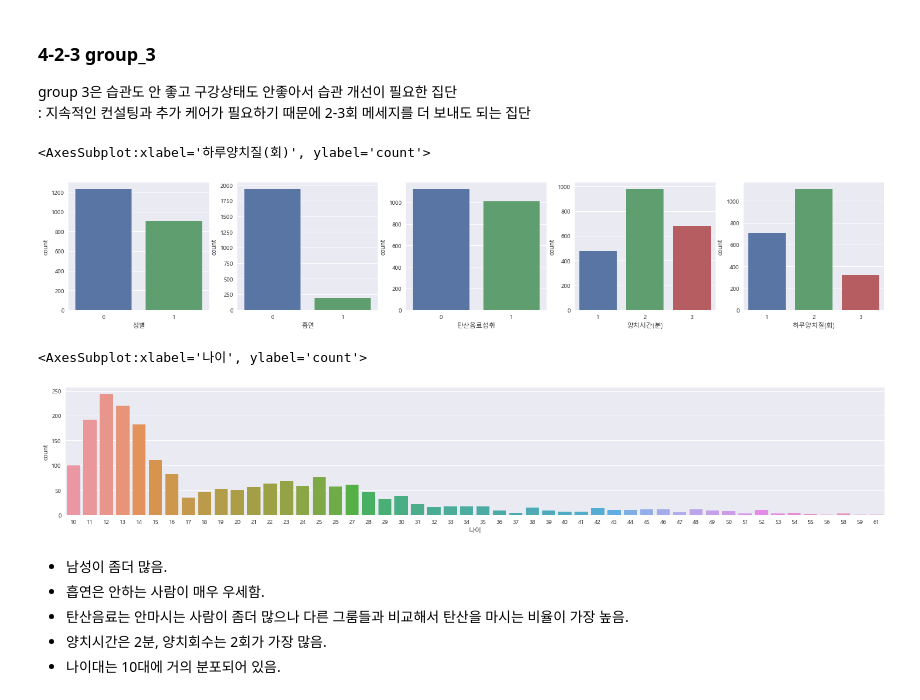
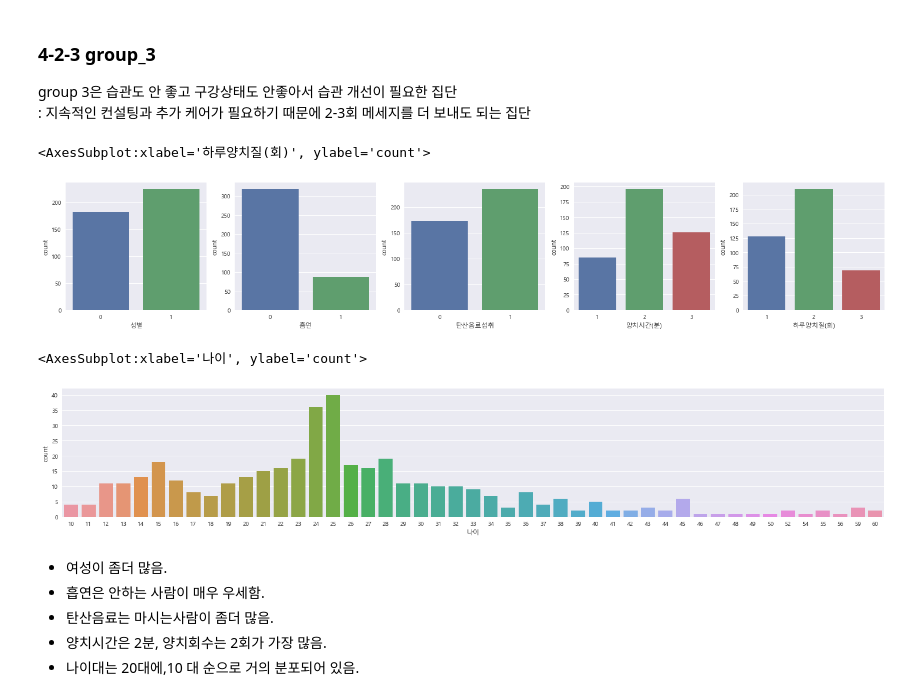
Before and after one commit to K-Final-Project/MZ-trend, a Jupyter notebook: KMEANS2.ipynb, the cells around one changed output. Cells and saved outputs as stored; diff of their text form; code cells hidden in the pictures.

```diff
--- a/KMEANS2.ipynb
+++ b/KMEANS2.ipynb
@@ -421,23 +421,23 @@ group 3은 습관도 안 좋고 구강상태도 안좋아서 습관 개선이
 d3 = df2[df2['group']==3]
 # %%
 fig, ax = plt.subplots(ncols=5, figsize=(25,4))
-sns.countplot(d1['성별'], ax=ax[0])
-sns.countplot(d1['흡연'], ax=ax[1])
-sns.countplot(d1['탄산음료섭취'], ax=ax[2])
-sns.countplot(d1['양치시간(분)'], ax=ax[3])
-sns.countplot(d1['하루양치질(회)'], ax=ax[4])
+sns.countplot(d3['성별'], ax=ax[0])
+sns.countplot(d3['흡연'], ax=ax[1])
+sns.countplot(d3['탄산음료섭취'], ax=ax[2])
+sns.countplot(d3['양치시간(분)'], ax=ax[3])
+sns.countplot(d3['하루양치질(회)'], ax=ax[4])
 # %% [output]
 <AxesSubplot:xlabel='하루양치질(회)', ylabel='count'>
-[figure, old version]
+[figure, new version]
 # %%
 fig, ax = plt.subplots(figsize=(25,4))
-sns.countplot(d1['나이'])
+sns.countplot(d3['나이'])
 # %% [output]
 <AxesSubplot:xlabel='나이', ylabel='count'>
-[figure, old version]
+[figure, new version]
 # %% [markdown]
-* 남성이 좀더 많음.
+* 여성이 좀더 많음.
 * 흡연은 안하는 사람이 매우 우세함.
-* 탄산음료는 안마시는 사람이 좀더 많으나 다른 그룸들과 비교해서 탄산을 마시는 비율이 가장 높음.
+* 탄산음료는 마시는사람이 좀더 많음.
 * 양치시간은 2분, 양치회수는 2회가 가장 많음.
-* 나이대는 10대에 거의 분포되어 있음.
+* 나이대는 20대에,10 대 순으로 거의 분포되어 있음.
```
